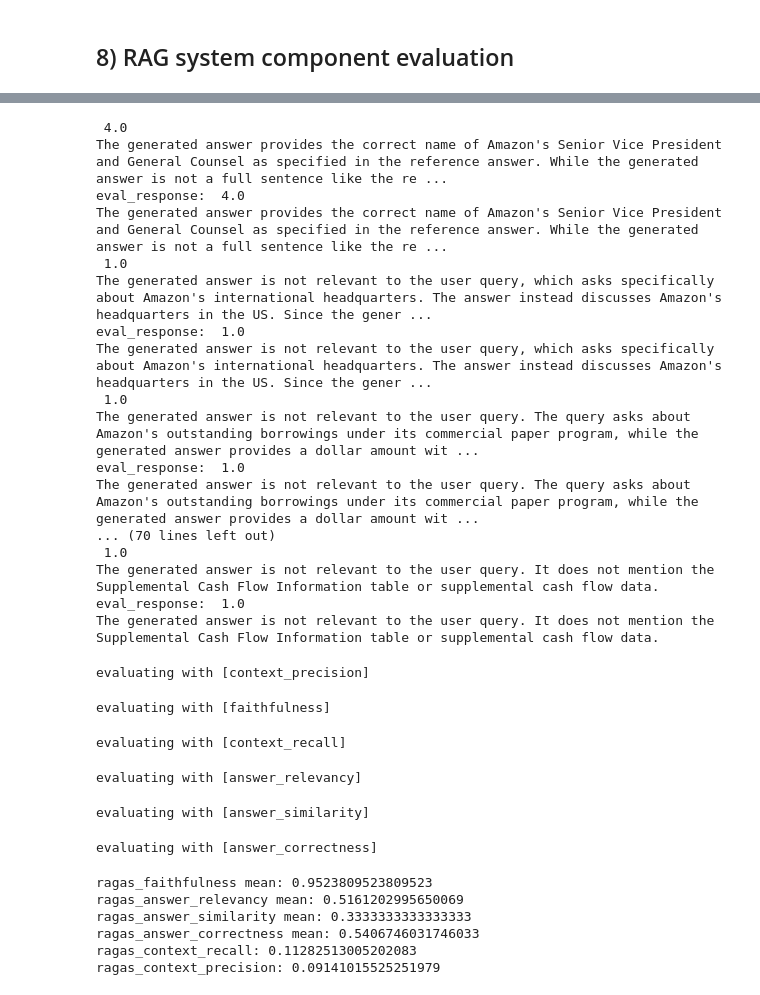
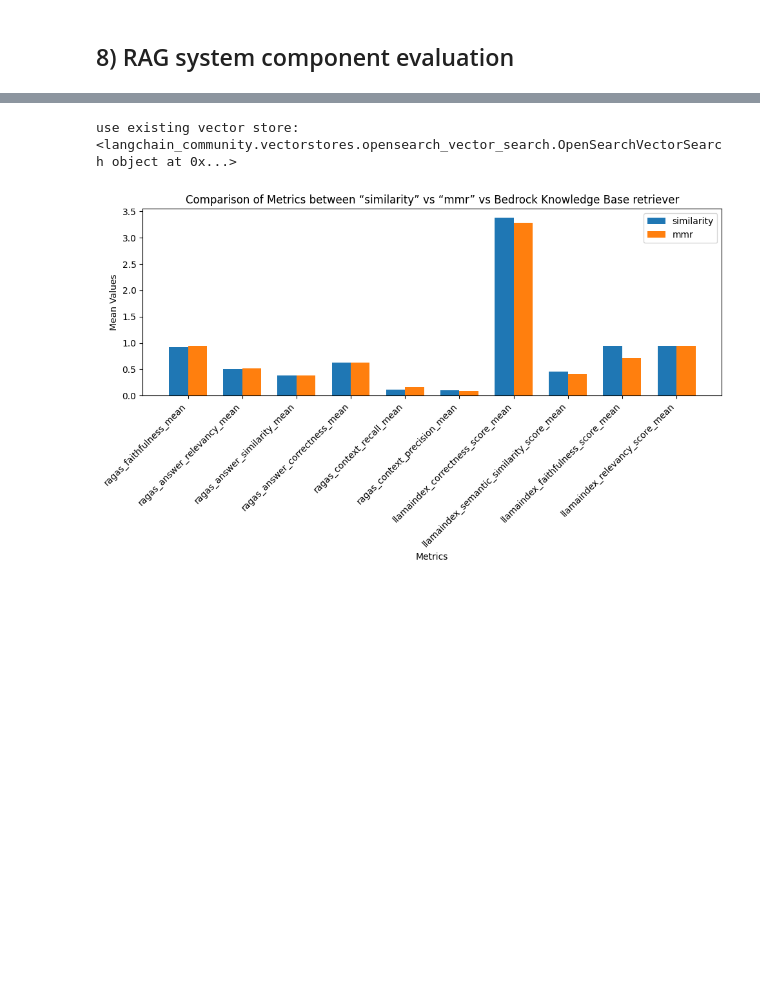
Before and after one commit to fhuthmacher/aws-rag-system-eval, a Jupyter notebook: RAG-System-Eval-DeepDive-mlflow.ipynb, the cells around one changed output, grey strips where cells are left out. Drawn from its saved outputs; the diff is of its cells as text; code cells hidden in the pictures; blank space fills up the shorter version.

```diff
--- a/RAG-System-Eval-DeepDive-mlflow.ipynb
+++ b/RAG-System-Eval-DeepDive-mlflow.ipynb
@@ -1297,9 +1670,9 @@ rag_system_details = {
     "vector_store": vector_store,
     "llm": llm01,
     "kb_id": "",
-    "splitter_name": "RecursiveCharacterTextSplitter",
-    "text_chunks": char_text_list,
-    "index_name": "rag-eval-charactertextplitter_1024",
+    "splitter_name": "TokenTextSplitter",
+    "text_chunks": token_text_list,
+    "index_name": "rag-eval-tokentextsplitter_1024",
     "index_dimension": 1024,
     "embedding_model_name": 'cohere.embed-multilingual-v3',
     "embedding_model": embedding_model,
@@ -1321,5 +1694,5 @@ rag_system_eval_details = {
     "qa_chain": qa_chain,
     "ground_truth": prompts
 }
-ragas_eval_result = run_ragas_eval(rag_system_eval_details, rag_system_details)
+ragas_eval_result6 = run_ragas_eval(rag_system_eval_details, rag_system_details)
 # %% [output]
@@ -1359,10 +1723,10 @@ rag_system_details = {
     "aospy_client": aospy_client,
     "vector_store": vector_store,
     "llm": llm01,
-    "kb_id": "WPRTGKMX1Y",
-    "splitter_name": "RecursiveCharacterTextSplitter",
-    "text_chunks": char_text_list,
-    "index_name": "rag-eval-charactertextplitter_1024",
+    "kb_id": os.environ['BEDROCK_KNOWLEDGEBASE_ID'],
+    "splitter_name": "TokenTextSplitter",
+    "text_chunks": token_text_list,
+    "index_name": "rag-eval-tokentextsplitter_1024",
     "index_dimension": 1024,
     "embedding_model_name": 'cohere.embed-multilingual-v3',
     "embedding_model": embedding_model,
@@ -1384,35 +1748,38 @@ rag_system_eval_details = {
     "qa_chain": qa_chain,
     "ground_truth": prompts
 }
-ragas_eval_result = run_ragas_eval(rag_system_eval_details, rag_system_details)
+ragas_eval_result7 = run_ragas_eval(rag_system_eval_details, rag_system_details)
 # %% [output]
- 4.0
-The generated answer provides the correct name of Amazon's Senior Vice President and General Counsel as specified in the reference answer. While the generated answer is not a full sentence like the re ...
-eval_response:  4.0
-The generated answer provides the correct name of Amazon's Senior Vice President and General Counsel as specified in the reference answer. While the generated answer is not a full sentence like the re ...
- 1.0
-The generated answer is not relevant to the user query, which asks specifically about Amazon's international headquarters. The answer instead discusses Amazon's headquarters in the US. Since the gener ...
-eval_response:  1.0
-The generated answer is not relevant to the user query, which asks specifically about Amazon's international headquarters. The answer instead discusses Amazon's headquarters in the US. Since the gener ...
- 1.0
-The generated answer is not relevant to the user query. The query asks about Amazon's outstanding borrowings under its commercial paper program, while the generated answer provides a dollar amount wit ...
-eval_response:  1.0
-The generated answer is not relevant to the user query. The query asks about Amazon's outstanding borrowings under its commercial paper program, while the generated answer provides a dollar amount wit ...
-... (70 lines left out)
- 1.0
-The generated answer is not relevant to the user query. It does not mention the Supplemental Cash Flow Information table or supplemental cash flow data.
-eval_response:  1.0
-The generated answer is not relevant to the user query. It does not mention the Supplemental Cash Flow Information table or supplemental cash flow data.
+use existing vector store: <langchain_community.vectorstores.opensearch_vector_search.OpenSearchVectorSearch object at 0x...>
-evaluating with [context_precision]
-evaluating with [faithfulness]
-evaluating with [context_recall]
-evaluating with [answer_relevancy]
-evaluating with [answer_similarity]
-evaluating with [answer_correctness]
-ragas_faithfulness mean: 0.9523809523809523
-ragas_answer_relevancy mean: 0.5161202995650069
-ragas_answer_similarity mean: 0.3333333333333333
-ragas_answer_correctness mean: 0.5406746031746033
-ragas_context_recall: 0.11282513005202083
-ragas_context_precision: 0.09141015525251979
+# %%
+# 3d. Review “similarity” vs “mmr” vs Bedrock Knowledge Base retriever results
+
+import matplotlib.pyplot as plt
+
+# Extract metric names and mean values
+metric_names = list(ragas_eval_result.keys())
+ragas_eval_result5_means = list(ragas_eval_result5.values())
+ragas_eval_result6_means = list(ragas_eval_result6.values())
+#ragas_eval_result7_means = list(ragas_eval_result7.values())
+
+# Create comparison chart
+fig, ax = plt.subplots(figsize=(10, 6))
+
+bar_width = 0.35
+index = range(len(metric_names))
+
+bar1 = ax.bar(index, ragas_eval_result5_means, bar_width, label='similarity')
+bar2 = ax.bar([i + bar_width for i in index], ragas_eval_result6_means, bar_width, label='mmr')
+#bar3 = ax.bar([i + 2*bar_width for i in index], ragas_eval_result7_means, bar_width, label='bedrock_kb_retriever')
+ax.set_xlabel('Metrics')
+ax.set_ylabel('Mean Values')
+ax.set_title('Comparison of Metrics between “similarity” vs “mmr” vs Bedrock Knowledge Base retriever')
+ax.set_xticks([i + bar_width / 2 for i in index])
+ax.set_xticklabels(metric_names, rotation=45, ha='right')
+ax.legend()
+
+plt.tight_layout()
+plt.show()
+# %% [output]
+[figure, added]
 # %% [markdown]
```
Also changed, not shown: parts of 52 cells of this notebook, 9 other files.
